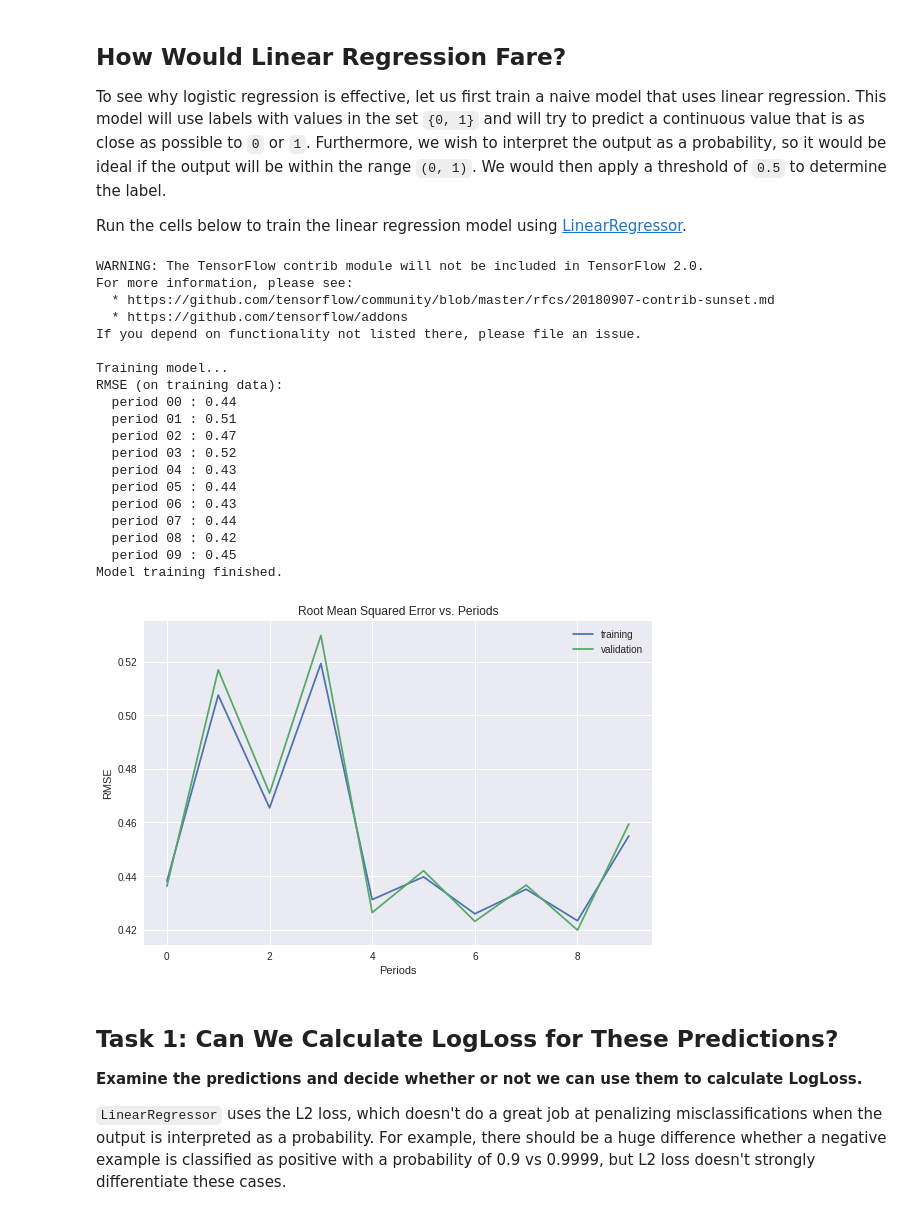
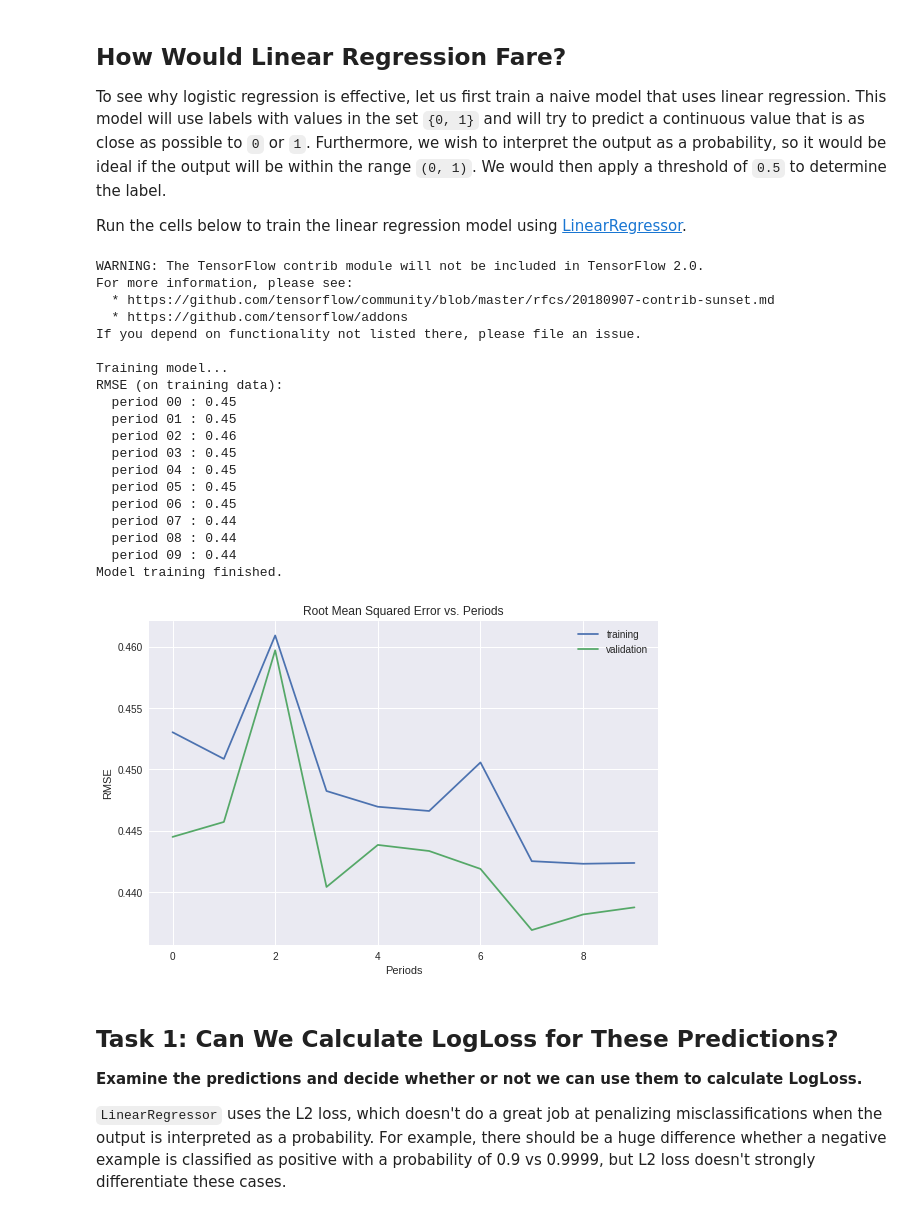
Before and after one commit to NehaAgarwal2598/Assignment-5, a Jupyter notebook: logistic_regression.ipynb, the cells around one changed output. Saved outputs shown, nothing was run; the diff lists cells and outputs as text; code cells hidden in the pictures.

```diff
--- a/logistic_regression.ipynb
+++ b/logistic_regression.ipynb
@@ -303,34 +301,34 @@ def train_linear_regressor_model(
   return linear_regressor
 # %%
 linear_regressor = train_linear_regressor_model(
-    learning_rate=0.00001,
-    steps=500,
+    learning_rate=0.000001,
+    steps=200,
     batch_size=20,
     training_examples=training_examples,
     training_targets=training_targets,
     validation_examples=validation_examples,
     validation_targets=validation_targets)
 # %% [output]
 WARNING: The TensorFlow contrib module will not be included in TensorFlow 2.0.
 For more information, please see:
   * https://github.com/tensorflow/community/blob/master/rfcs/20180907-contrib-sunset.md
   * https://github.com/tensorflow/addons
 If you depend on functionality not listed there, please file an issue.
 
 Training model...
 RMSE (on training data):
-  period 00 : 0.44
-  period 01 : 0.51
-  period 02 : 0.47
-  period 03 : 0.52
-  period 04 : 0.43
-  period 05 : 0.44
-  period 06 : 0.43
+  period 00 : 0.45
+  period 01 : 0.45
+  period 02 : 0.46
+  period 03 : 0.45
+  period 04 : 0.45
+  period 05 : 0.45
+  period 06 : 0.45
   period 07 : 0.44
-  period 08 : 0.42
-  period 09 : 0.45
+  period 08 : 0.44
+  period 09 : 0.44
 Model training finished.
-[figure, old version]
+[figure, new version]
 # %% [markdown]
 ## Task 1: Can We Calculate LogLoss for These Predictions?
 
```
Also changed, not shown: parts of 11 cells of this notebook.
